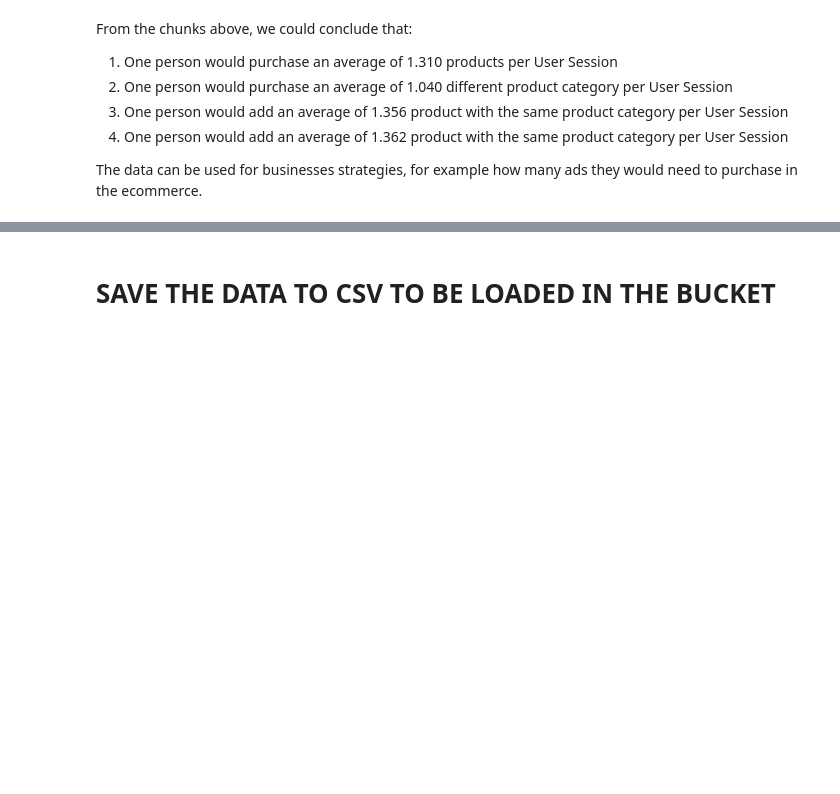
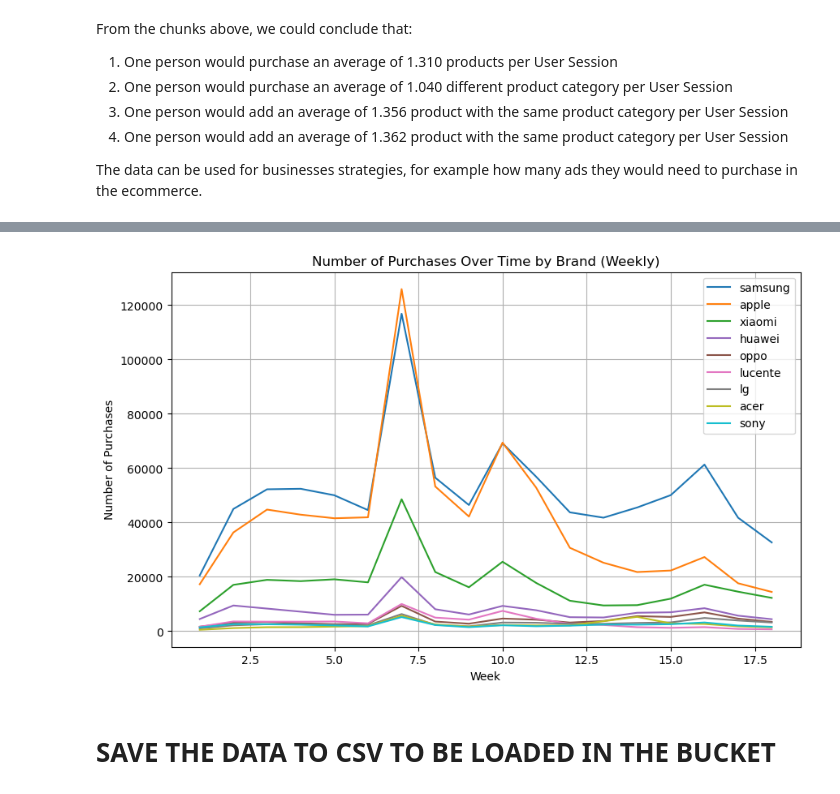
Before and after one commit to Vae2002/BigDataGroup5, a Jupyter notebook: data_analysis.ipynb, the cells around one changed output, grey strips where cells are left out. Saved outputs shown, nothing was run; the diff lists cells and outputs as text; code cells hidden in the pictures; blank space fills up the shorter version.

```diff
--- a/data_analysis.ipynb
+++ b/data_analysis.ipynb
@@ -820,27 +660,0 @@ plt.show()
-# %%
-data = pd.read_csv("C:\\Users\\mihab\\OneDrive\\Desktop\\Uni\\Ordner\\Uni\\3-Sem\BD\\cleaned_ecommerce_sorted.csv")
-
-# Daten laden
-data['event_time'] = pd.to_datetime(data['event_time'])
-
-# Gruppieren Sie nach Marke
-sales_by_brand = data.groupby(['brand'])['event_time'].count()
-
-# Top- und Bottom-N-Marken auswählen
-top_n = 5
-bottom_n = 5
-top_brands = sales_by_brand.nlargest(top_n)
-bottom_brands = sales_by_brand.nsmallest(bottom_n)
-top_bottom_brands = pd.concat([top_brands, bottom_brands])
-
-# Zeitliche Verteilung für Top- und Bottom-N-Marken anzeigen
-plt.figure(figsize=(12, 6))
-for brand in top_bottom_brands.index:
-    brand_data = data[data['brand'] == brand]
-    brand_data.groupby(brand_data['event_time'].dt.month)['event_time'].count().plot(label=brand, marker='o')
-
-plt.title('Zeitliche Verteilung der Verkäufe für Top-5 und Bottom-5 Marken')
-plt.xlabel('Monat')
-plt.ylabel('Anzahl der Verkäufe')
-plt.legend(title='Marke', bbox_to_anchor=(1.05, 1), loc='upper left')
-plt.show()
@@ -964,9 +762,9 @@ The data can be used for businesses strategies, for example how many ads they wo
 # %%
-# Extracting the month from the 'event_time' column and creating 'combined_df_extracted'
-combined_df_extracted = combined_df.withColumn('month', month('event_time'))
+# Extracting the month from the 'event_time' column and creating 'combined_df_clean_extracted'
+combined_df_clean_extracted = combined_df_clean.withColumn('month', month('event_time'))
 
 # Filtering out rows with NaN in the 'brand' column
-grouped_data = combined_df_extracted.filter(col('brand').isNotNull())
+grouped_data = combined_df_clean_extracted.filter(col('brand').isNotNull())
 
 # Filtering rows where 'event_type' is 'purchase' and grouping by 'month', 'brand' to calculate 'revenue' and 'purchased_product'
 grouped_data = grouped_data.filter(col('event_type') == 'purchase') \
@@ -1042,6 +844,6 @@ plt.show()
 # %%
 # Filtering out rows with NaN in the 'main_category' column
-grouped_data_category = combined_df_extracted.filter(col('main_category').isNotNull())
+grouped_data_category = combined_df_clean_extracted.filter(col('main_category').isNotNull())
 
 # Filtering rows where 'event_type' is 'purchase' and grouping by 'month', 'brand' to calculate 'revenue' and 'purchased_product'
 grouped_data_category = grouped_data_category.filter(col('event_type') == 'purchase') \
@@ -1130,32 +965,34 @@ plt.show()
 # %%
 # First, identify the top brands
-top_brands = combined_df.filter(combined_df['event_type'] == 'purchase') \
+top_brands = combined_df_clean.filter(combined_df_clean['event_type'] == 'purchase') \
     .groupBy('brand').count().orderBy('count', ascending=False) \
     .limit(10).select('brand').rdd.flatMap(lambda x: x).collect()
 
 # Aggregate weekly data for top brands
-weekly_brand_purchases = combined_df \
-    .filter((combined_df['event_type'] == 'purchase') & (combined_df['brand'].isin(top_brands))) \
+weekly_brand_purchases = combined_df_clean \
+    .filter((combined_df_clean['event_type'] == 'purchase') & (combined_df_clean['brand'].isin(top_brands))) \
     .groupBy(weekofyear('event_time').alias('week'), 'brand') \
     .count() \
     .orderBy('week')
 
 # Collect data for plotting
 plot_data = weekly_brand_purchases.collect()
 
 # Create a color map for brands
 colors = plt.cm.tab10.colors[:len(top_brands)]
 
 # Plotting with Matplotlib
 plt.figure(figsize=(10, 6))
 
 for i, brand in enumerate(top_brands):
     brand_data = [row for row in plot_data if row['brand'] == brand]
     plt.plot([row['week'] for row in brand_data], [row['count'] for row in brand_data], label=brand, color=colors[i])
 
 plt.xlabel('Week')
 plt.ylabel('Number of Purchases')
 plt.title('Number of Purchases Over Time by Brand (Weekly)')
 plt.legend()
 plt.grid(True)
 plt.show()
+# %% [output]
+[figure, added]
```
Also changed, not shown: parts of 59 cells of this notebook.
